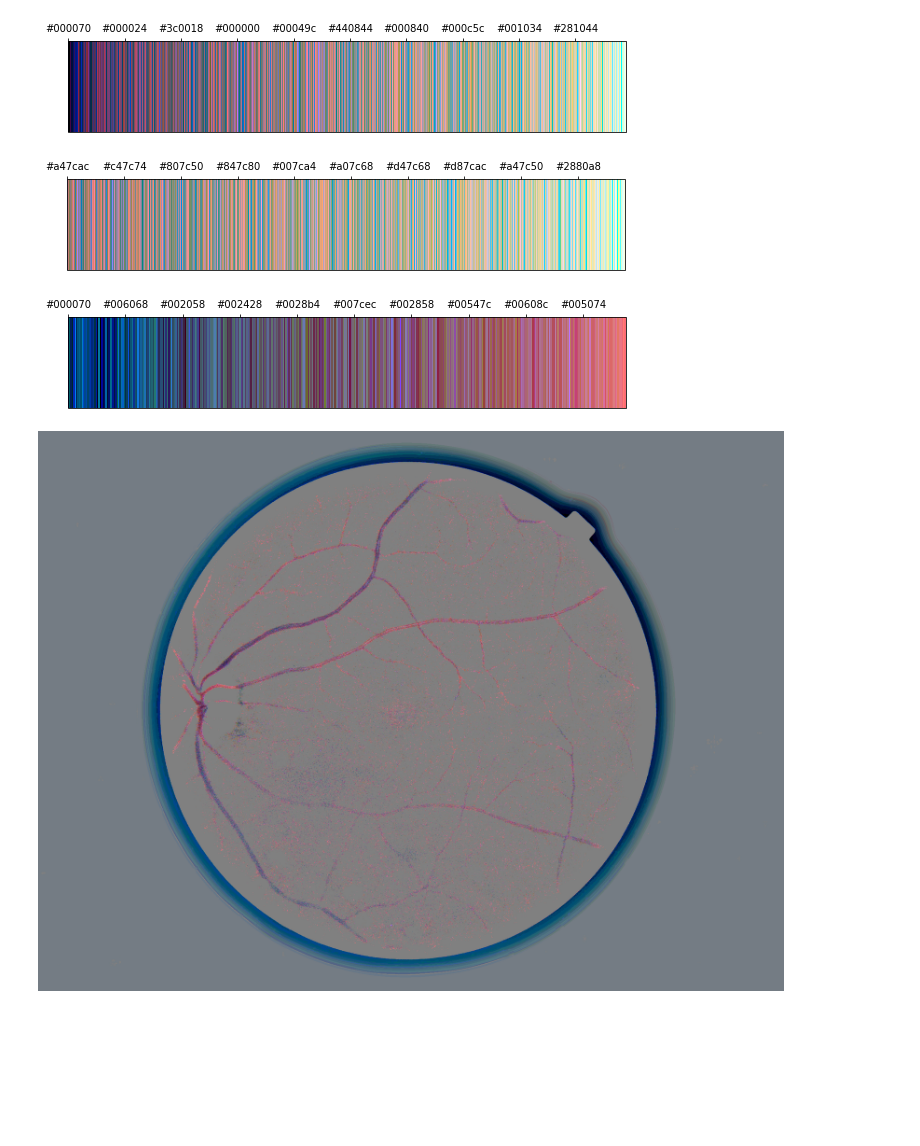
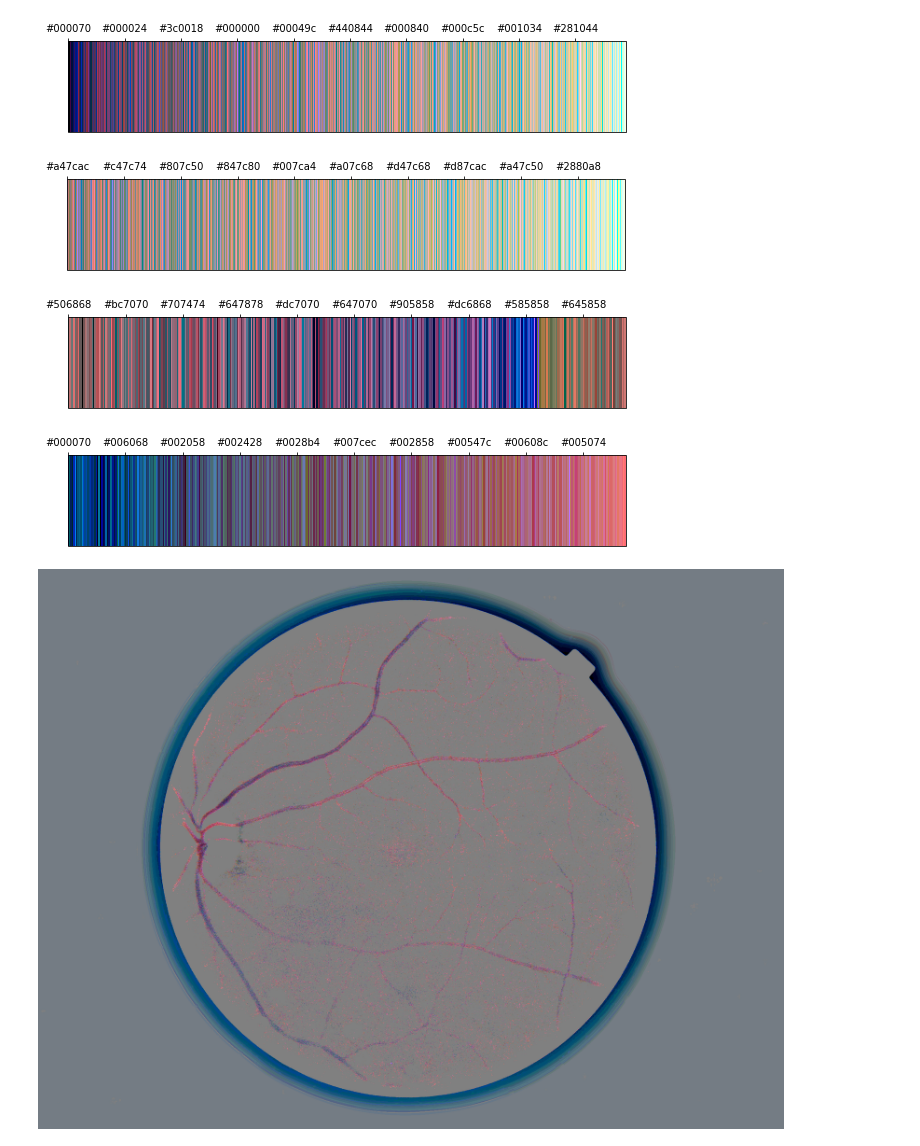
Before and after one commit to migueLib/microaneurism_detection, a Jupyter notebook: notebooks/nearest_neighbour_testcase.ipynb, the cells around one changed output. Cells and saved outputs as stored; diff of their text form; code cells hidden in the pictures; blank space fills up the shorter version.

```diff
--- a/notebooks/nearest_neighbour_testcase.ipynb
+++ b/notebooks/nearest_neighbour_testcase.ipynb
@@ -72,15 +72,17 @@ modified = original.cluster_pixels_torch(1000)
 # %%
 # Sort palette by G value
 toplot = modified.palette[np.argsort(modified.palette[:,1])]
 plot_color_bar(toplot)
 toremove = toplot[400:,:]
 tokeep = toplot[:400,:]
 plot_color_bar(toremove)
+plot_color_bar(tokeep[np.argsort(np.diff(tokeep[:,1:3]).flatten())])
 plot_color_bar(tokeep[np.argsort(tokeep[:,0])])
 # %% [output]
 [figure]
 [figure]
-[figure, old version]
+[figure, new version]
+[figure, added]
 # %%
 modified =  Fundus(modified.mask_torch(colors = toremove, replacement=np.array([[128,128,128]])), w=original.w, h=original.h)
 modified.im
```
